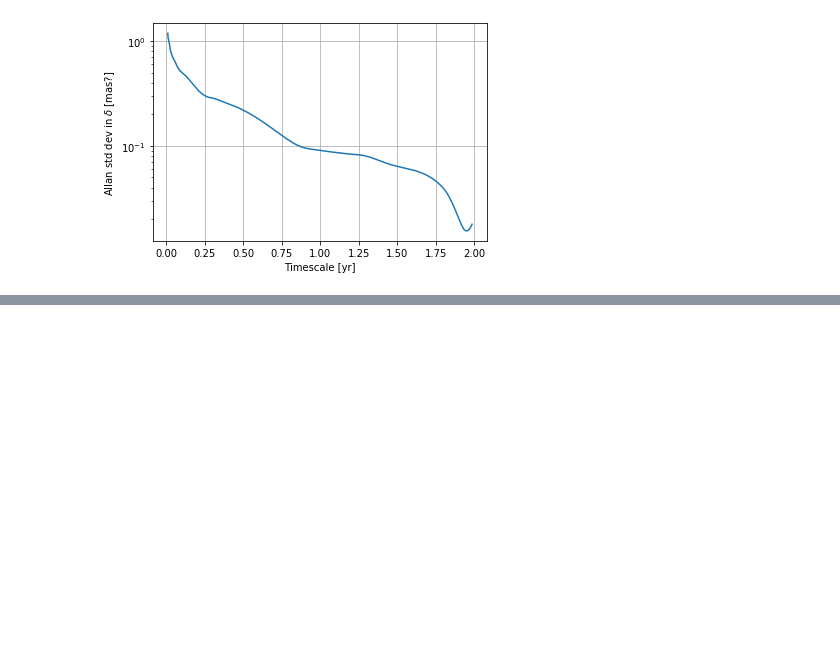
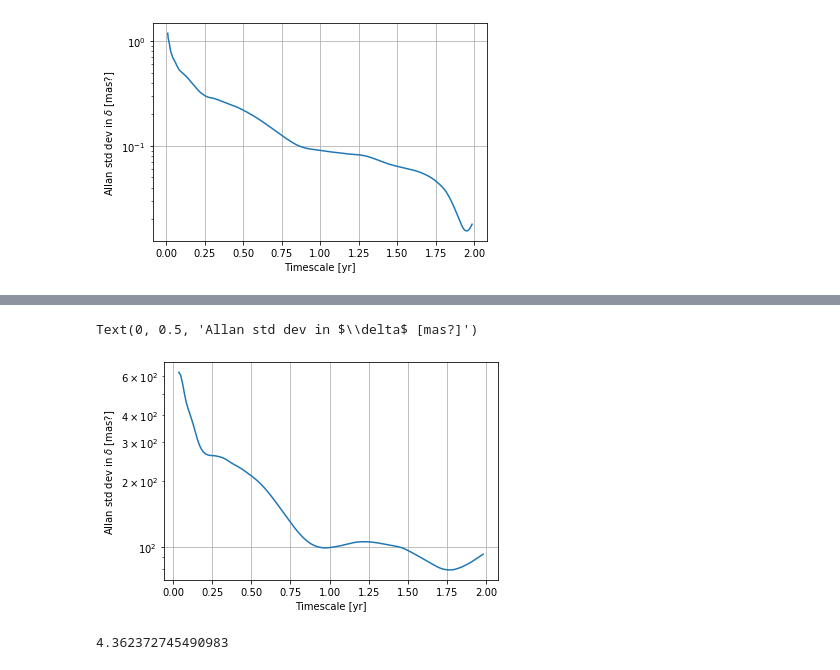
Before and after one commit to verasha/radio-sources, a Jupyter notebook: 1803+784_mini.ipynb, the cells around one changed output, grey strips where cells are left out. Saved outputs shown, nothing was run; the diff lists cells and outputs as text; code cells hidden in the pictures; blank space fills up the shorter version.

```diff
--- a/1803+784_mini.ipynb
+++ b/1803+784_mini.ipynb
@@ -312,3 +314,6 @@ plt.ylabel('Allan std dev in $\delta$ [mas?]')
 # %% [output]
 Text(0, 0.5, 'Allan std dev in $\\delta$ [mas?]')
 [figure]
+# %%
+N = len(new_df.MJD)
+N
@@ -314,0 +322,21 @@ Text(0, 0.5, 'Allan std dev in $\\delta$ [mas?]')
+# %%
+# m array where 3 < m < N/3
+m = np.arange(3,1+round(N//3),1)
+# Take tau0 as 1/rate
+rate = 1
+tau0 = np.mean(np.diff(new_df.MJD))
+# steps
+step = 1
+
+# Empty variance array
+allanvar = []
+# Empty tau values array
+tau = []
+
+# Create weights
+weights_std = []
+for val in new_df['Err. Dec. (mas)'].values:
+    if val != 0:
+        weights_std.append(1/(val**2))
+    elif val == 0:
+        weights_std.append(0)
@@ -314,0 +406,21 @@ Text(0, 0.5, 'Allan std dev in $\\delta$ [mas?]')
+# %%
+# Calculate allan std dev
+allanstd = np.sqrt(allanvar)
+# %%
+tau_year = [x/365.242198781 for x in tau]
+# %%
+plt.plot(tau_year, allanstd*1000)
+plt.yscale('log')
+# plt.ylim(10**(-1),10**3)
+plt.grid()
+plt.xlabel('Timescale [yr]')
+plt.ylabel('Allan std dev in $\delta$ [mas?]')
+# %% [output]
+Text(0, 0.5, 'Allan std dev in $\\delta$ [mas?]')
+[figure, added]
+# %%
+tau0
+N = len(dataset) # 500
+tau = N*tau0/3 #tau0 masih dalam MJD
+# %% [output]
+4.362372745490983
```
Also changed, not shown: parts of 4 cells of this notebook, 4 other files.
